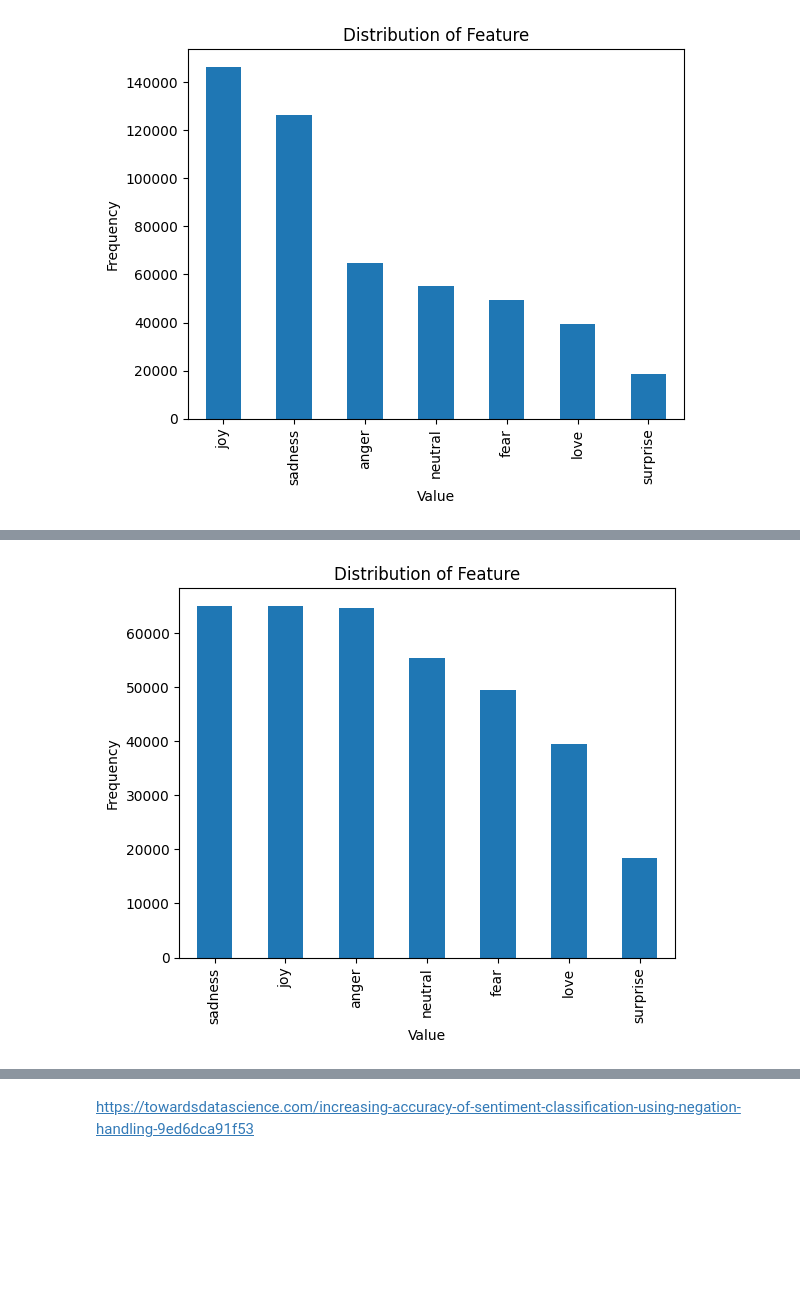
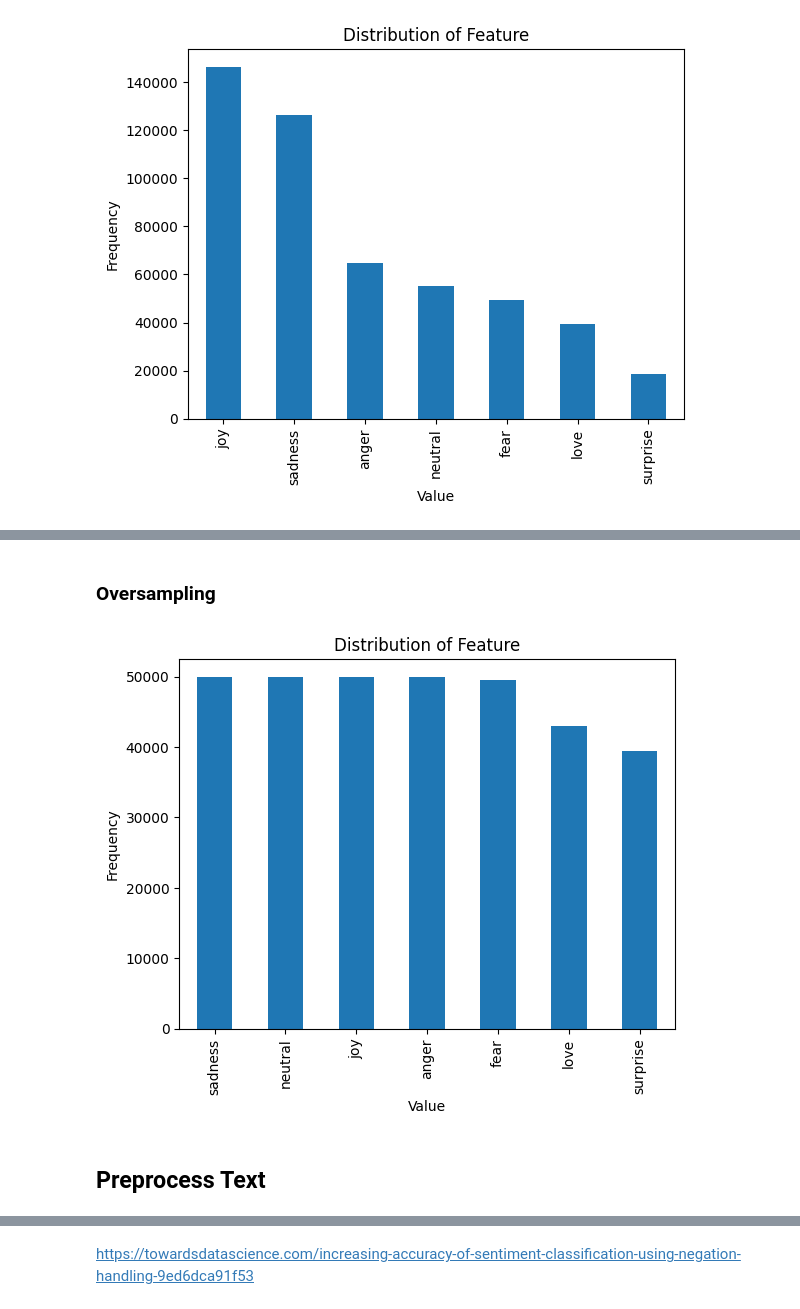
Before and after one commit to anyaachan/EmotionRecognition, a Jupyter notebook: notebooks/data_exploration.ipynb, the cells around one changed output, grey strips where cells are left out. Saved outputs shown, nothing was run; the diff lists cells and outputs as text; code cells hidden in the pictures; blank space fills up the shorter version.

```diff
--- a/notebooks/data_exploration.ipynb
+++ b/notebooks/data_exploration.ipynb
@@ -162,5 +249,5 @@ Firstly, combine all 3 datasets together.
 # %%
-emotion_df = pd.concat([twitter_emotion_df, text_emotion_df, reddit_emotion_dataset])
+emotion_df = pd.concat([twitter_df_01, twitter_df_02, reddit_emotion_dataset])
 emotion_df
 # %% [output]
 |  | text | label |
@@ -221,15 +316,34 @@ Balance dataset
 # %%
-SAMPLES_PER_CLASS = 65000
-balanced_emotion_df = emotion_df.groupby('label').apply(lambda x: x.sample(SAMPLES_PER_CLASS) if len(x) > SAMPLES_PER_CLASS else x)
-balanced_emotion_df = balanced_emotion_df.sample(frac=1).reset_index(drop=True)
-balanced_emotion_df = balanced_emotion_df.dropna()
+SAMPLES_PER_CLASS = 50000
+emotion_df = emotion_df.groupby('label').apply(lambda x: x.sample(SAMPLES_PER_CLASS) if len(x) > SAMPLES_PER_CLASS else x)
+emotion_df = emotion_df.sample(frac=1).reset_index(drop=True)
+emotion_df = emotion_df.dropna()
+# %% [markdown]
+### Oversampling
+# %%
+all_surprise = emotion_df.loc[emotion_df['label'] == "surprise"]
+all_surprise.reset_index(inplace=True, drop=True)
+
+for i in range(6):
+  random_sample = all_surprise.sample(3500)
+  emotion_df = pd.concat([emotion_df, random_sample])
+
+all_love = emotion_df.loc[emotion_df['label'] == "love"]
+all_love.reset_index(inplace=True, drop=True)
+
+random_sample = all_love.sample(3500)
+emotion_df = pd.concat([emotion_df, random_sample])
+# %%
+emotion_df.reset_index(inplace=True, drop=True)
 # %%
-emotions_count = balanced_emotion_df['label'].value_counts()
+emotions_count = emotion_df['label'].value_counts()
 
 emotions_count.plot(kind='bar')
 plt.title('Distribution of Feature')
 plt.xlabel('Value')
 plt.ylabel('Frequency')
 plt.show()
 # %% [output]
-[figure, old version]
+[figure, new version]
+# %% [markdown]
+## Preprocess Text
```
Also changed, not shown: parts of 60 cells of this notebook, 1 other file.
